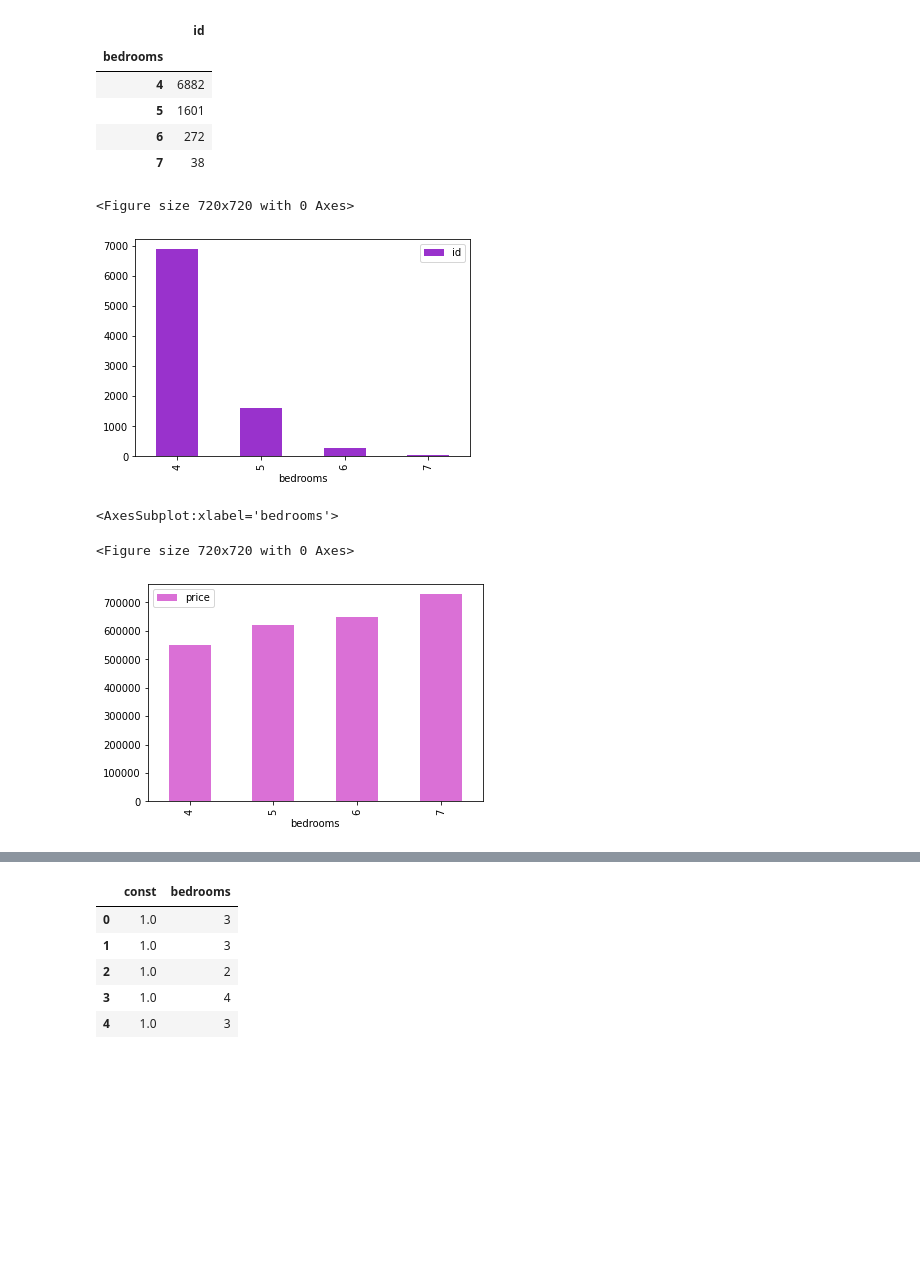
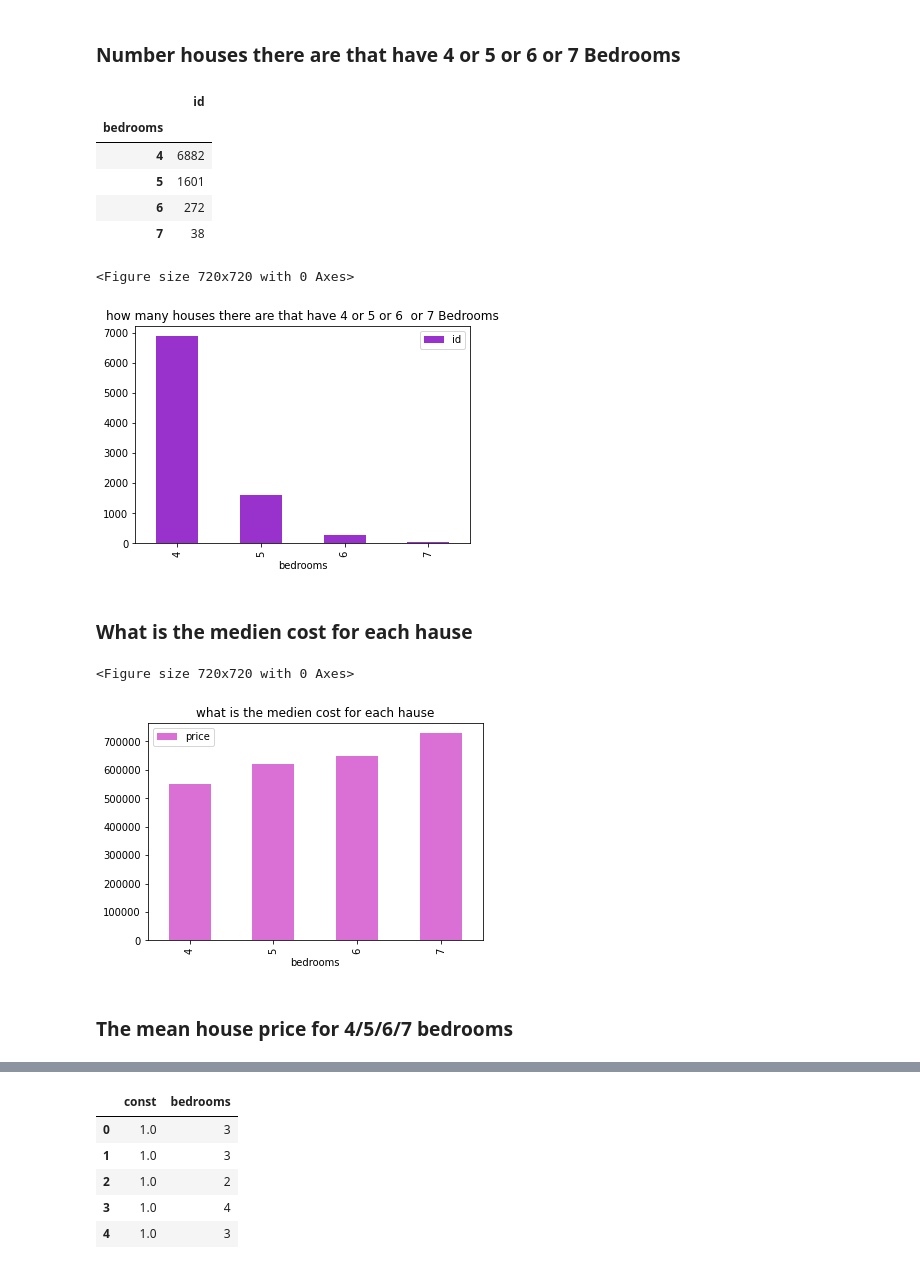
Before and after one commit to neuefische/First-Project--Joni, a Jupyter notebook: First-Project.ipynb, the cells around one changed output, grey strips where cells are left out. Saved outputs shown, nothing was run; the diff lists cells and outputs as text; code cells hidden in the pictures; blank space fills up the shorter version.

```diff
--- a/First-Project.ipynb
+++ b/First-Project.ipynb
@@ -11,3 +15,5 @@ price = df[["price", "bedrooms"]]
+# %% [markdown]
+### Number houses there are that have 4 or 5 or 6  or 7 Bedrooms
 # %%
 # how many houses there are that have 4 or 5 or 6  or 7 Bedrooms
 df_bedrooms1 = df.query("bedrooms >= 4 and bedrooms <= 7")
@@ -16,6 +22,7 @@ groups
 plt.figure(figsize=(10, 10))
 groups.plot.bar(y = "id", color='darkorchid')
 display(groups[["id"]])
+plt.title("how many houses there are that have 4 or 5 or 6  or 7 Bedrooms");
 # %% [output]
 |  | id |
 | bedrooms |  |
@@ -24,18 +31,22 @@ display(groups[["id"]])
 | 6 | 272 |
 | 7 | 38 |
 <Figure size 720x720 with 0 Axes>
-[figure, old version]
+[figure, new version]
+# %% [markdown]
+### What is the medien cost for each hause
 # %%
-#what is the medien cost for each hause
+
 df_bedrooms1 = df.query("bedrooms >= 4 and bedrooms <= 7")
 groups = df_bedrooms1.groupby(['bedrooms']).median()
 groups
 plt.figure(figsize=(10, 10))
 groups.plot.bar(y = "price", color='orchid')
+plt.title("what is the medien cost for each hause");
 # %% [output]
-<AxesSubplot:xlabel='bedrooms'>
+<Figure size 720x720 with 0 Axes>
-<Figure size 720x720 with 0 Axes>
-[figure, old version]
+[figure, new version]
+# %% [markdown]
+### The mean house price for 4/5/6/7 bedrooms
 # %%
 # the mean price for each house
 sns.barplot(x="bedrooms", y="price", data=df_bedrooms1)
```
Also changed, not shown: parts of 16 cells of this notebook.
